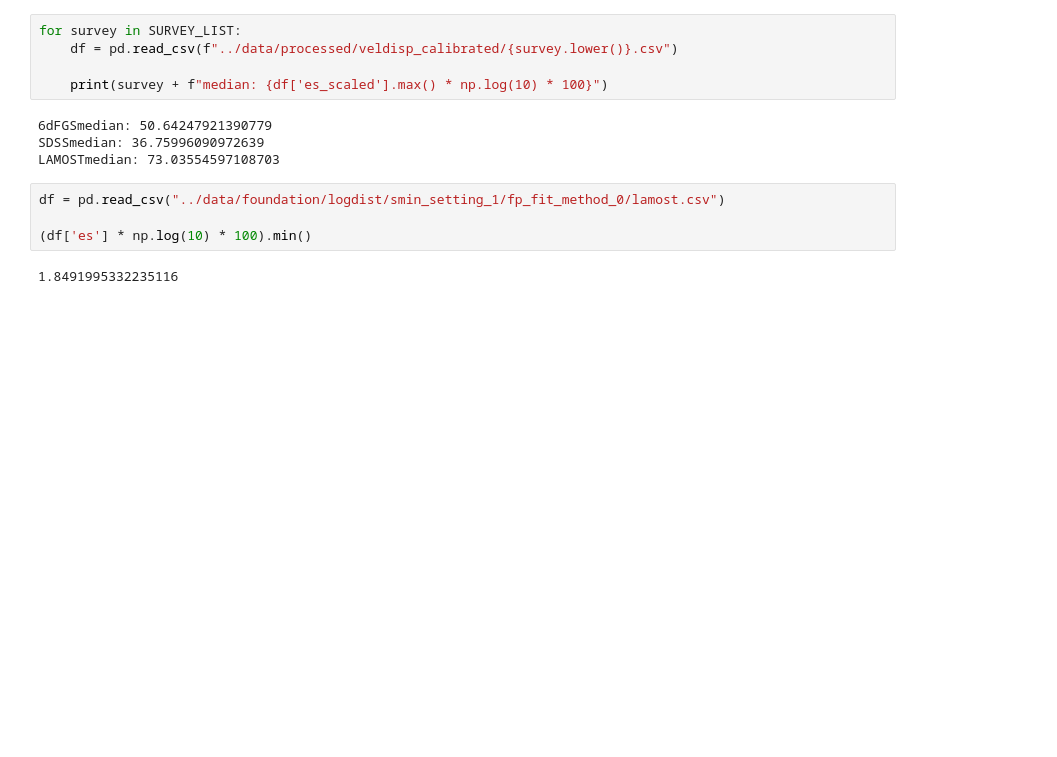
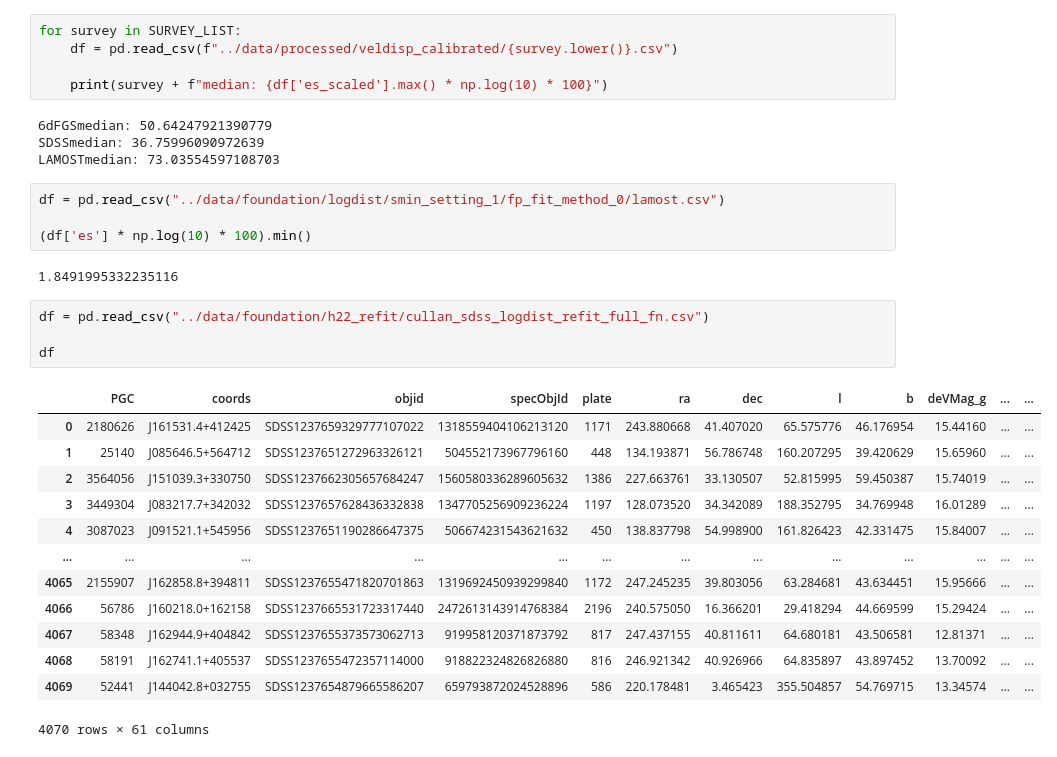
Before and after one commit to mrafifrbbn/thesis-research-2.0, a Jupyter notebook: notebooks/scrapbook.ipynb, the cells around one changed output. Cells and saved outputs as stored; diff of their text form; blank space fills up the shorter version.

```diff
--- a/notebooks/scrapbook.ipynb
+++ b/notebooks/scrapbook.ipynb
@@ -384,3 +384,21 @@ df = pd.read_csv("../data/foundation/logdist/smin_setting_1/fp_fit_method_0/lamo
 (df['es'] * np.log(10) * 100).min()
 # %% [output]
 1.8491995332235116
+# %%
+df = pd.read_csv("../data/foundation/h22_refit/cullan_sdss_logdist_refit_full_fn.csv")
+
+df
+# %% [output]
+|  | PGC | coords | objid | specObjId | plate | ra | dec | l | b | deVMag_g | ... | ... |
+| 0 | 2180626 | J161531.4+412425 | SDSS1237659329777107022 | 1318559404106213120 | 1171 | 243.880668 | 41.407020 | 65.575776 | 46.176954 | 15.44160 | ... | ... |
+| 1 | 25140 | J085646.5+564712 | SDSS1237651272963326121 | 504552173967796160 | 448 | 134.193871 | 56.786748 | 160.207295 | 39.420629 | 15.65960 | ... | ... |
+| 2 | 3564056 | J151039.3+330750 | SDSS1237662305657684247 | 1560580336289605632 | 1386 | 227.663761 | 33.130507 | 52.815995 | 59.450387 | 15.74019 | ... | ... |
+| 3 | 3449304 | J083217.7+342032 | SDSS1237657628436332838 | 1347705256909236224 | 1197 | 128.073520 | 34.342089 | 188.352795 | 34.769948 | 16.01289 | ... | ... |
+| 4 | 3087023 | J091521.1+545956 | SDSS1237651190286647375 | 506674231543621632 | 450 | 138.837798 | 54.998900 | 161.826423 | 42.331475 | 15.84007 | ... | ... |
+| ... | ... | ... | ... | ... | ... | ... | ... | ... | ... | ... | ... | ... |
+| 4065 | 2155907 | J162858.8+394811 | SDSS1237655471820701863 | 1319692450939299840 | 1172 | 247.245235 | 39.803056 | 63.284681 | 43.634451 | 15.95666 | ... | ... |
+| 4066 | 56786 | J160218.0+162158 | SDSS1237665531723317440 | 2472613143914768384 | 2196 | 240.575050 | 16.366201 | 29.418294 | 44.669599 | 15.29424 | ... | ... |
+| 4067 | 58348 | J162944.9+404842 | SDSS1237655373573062713 | 919958120371873792 | 817 | 247.437155 | 40.811611 | 64.680181 | 43.506581 | 12.81371 | ... | ... |
+| 4068 | 58191 | J162741.1+405537 | SDSS1237655472357114000 | 918822324826826880 | 816 | 246.921342 | 40.926966 | 64.835897 | 43.897452 | 13.70092 | ... | ... |
+| 4069 | 52441 | J144042.8+032755 | SDSS1237654879665586207 | 659793872024528896 | 586 | 220.178481 | 3.465423 | 355.504857 | 54.769715 | 13.34574 | ... | ... |
+4070 rows × 61 columns
```
Also changed, not shown: 51 other files.
